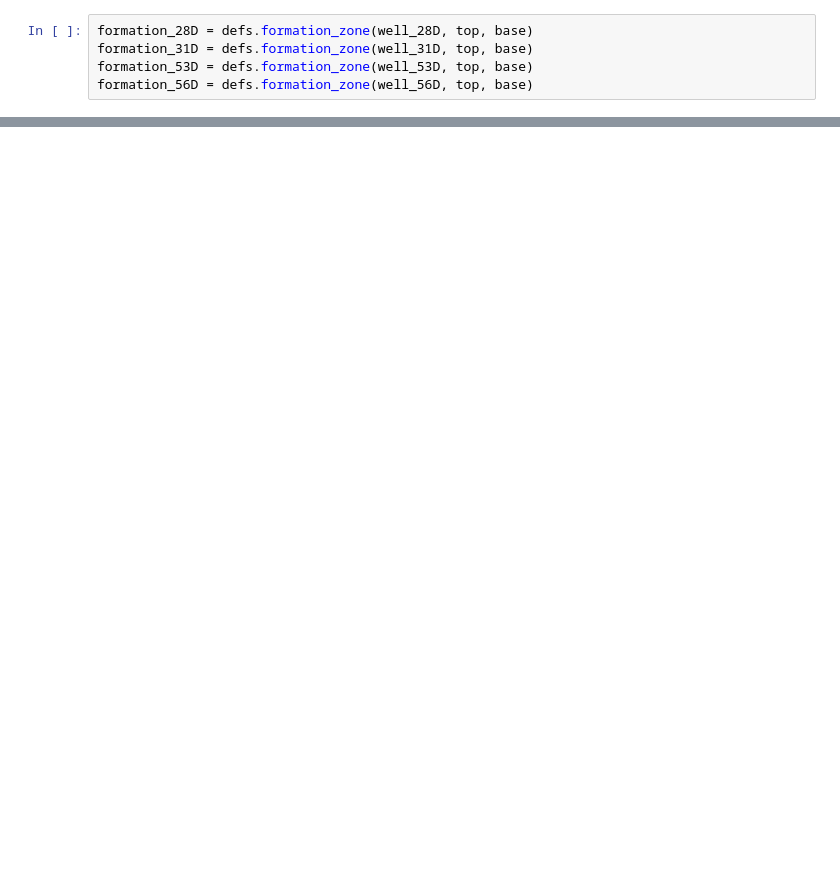
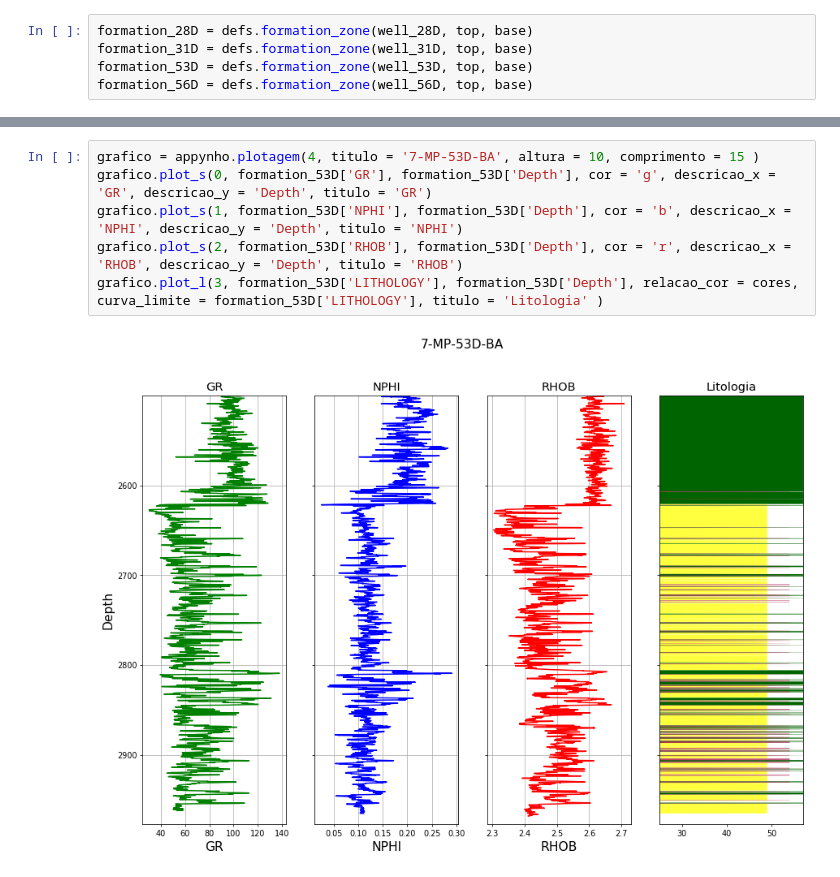
Before and after one commit to rmotadutra/PFG_2020, a Jupyter notebook: codes/well_create_lithology.ipynb, the cells around one changed output, grey strips where cells are left out. Cells and saved outputs as stored; diff of their text form; blank space fills up the shorter version.

```diff
--- a/codes/well_create_lithology.ipynb
+++ b/codes/well_create_lithology.ipynb
@@ -182,0 +86,8 @@ for i in range(np.shape(s4)[0]):
+# %%
+grafico = appynho.plotagem(4, titulo = '7-MP-53D-BA', altura = 10, comprimento = 15 )
+grafico.plot_s(0, formation_53D['GR'], formation_53D['Depth'], cor = 'g', descricao_x = 'GR', descricao_y = 'Depth', titulo = 'GR')
+grafico.plot_s(1, formation_53D['NPHI'], formation_53D['Depth'], cor = 'b', descricao_x = 'NPHI', descricao_y = 'Depth', titulo = 'NPHI')
+grafico.plot_s(2, formation_53D['RHOB'], formation_53D['Depth'], cor = 'r', descricao_x = 'RHOB', descricao_y = 'Depth', titulo = 'RHOB')
+grafico.plot_l(3, formation_53D['LITHOLOGY'], formation_53D['Depth'], relacao_cor = cores, curva_limite = formation_53D['LITHOLOGY'], titulo = 'Litologia' )
+# %% [output]
+[figure, added]
```
Also changed, not shown: parts of 22 cells of this notebook, 2 other files.
